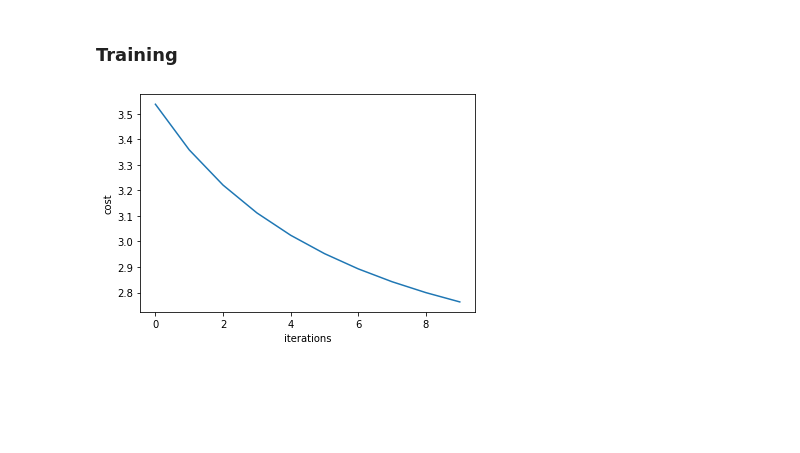
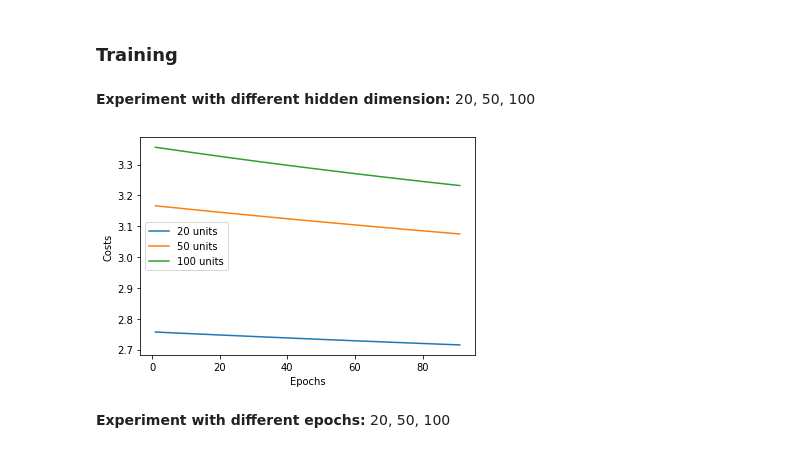
Before and after one commit to btcnhung1299/cinnamon-ai-bootcamp, a Jupyter notebook: MLP/MNIST Classification using Multi-layer Perceptron.ipynb, the cells around one changed output. Saved outputs shown, nothing was run; the diff lists cells and outputs as text; code cells hidden in the pictures; blank space fills up the shorter version.

Commit message:
Update MLP | Add experiments

```diff
--- a/MLP/MNIST Classification using Multi-layer Perceptron.ipynb
+++ b/MLP/MNIST Classification using Multi-layer Perceptron.ipynb
@@ -162,18 +162,12 @@ def backward_propagation(num_layers, y, W, A, Z):
     return dW, db
 # %% [markdown]
 ## Neural Network
-# %%
-def plot_cost_curve(costs):
-    plt.plot(costs)
-    plt.xlabel('iterations')
-    plt.ylabel('cost')
-    plt.show()
 # %% [markdown]
 ### Implementation
 # %%
 def simple_mlp(X, y, num_units,
                learning_rate=0.01, momentum_factor=0.9,
-               num_iterations=1, plot_cost=True, random_state=None):
+               num_epochs=1, return_cost=True, random_state=None):
 
     input_dim, num_classes = X.shape[1], y.shape[1]
     layer_dims = [input_dim, num_units, num_classes]
@@ -181,21 +175,21 @@ def simple_mlp(X, y, num_units,
 
     W, diff_W, b, diff_b = init_params(num_layers, layer_dims, 0.5, random_state)
     costs = []
+    epochs = []
 
-    for i in range(num_iterations):
+    for i in range(num_epochs):
         A, Z = forward_propagation(num_layers, X, W, b)
         cost = compute_cost(y, A[num_layers - 1])
         dW, db = backward_propagation(num_layers, y, W, A, Z)
         W, diff_W, b, diff_b = update_params(num_layers, learning_rate, momentum_factor,
                                              W, diff_W, dW, b, db, diff_b)
 
-        if i % 100 == 0:
+        if i % 10 == 0:
             costs.append(cost)
+            epochs.append(i + 1)
 
-    if plot_cost:
-        plot_cost_curve(costs)
-
-    return W, b
+    res = (W, b, costs, epochs) if return_cost else (W, b)
+    return res
 # %% [markdown]
 ### Experiments
 # %%
@@ -229,7 +223,27 @@ from sklearn.model_selection import train_test_split
 X_train, X_test, y_train, y_test = train_test_split(X, y, test_size=0.2, random_state=12)
 # %% [markdown]
 ### Training
-# %%
-W, b = simple_mlp(X_train, y_train, num_units=50, momentum_factor=0.0, num_iterations=1000)
-# %% [output]
-[figure, removed]
+# %% [markdown]
+<b>Experiment with different hidden dimension:</b> 20, 50, 100
+# %%
+W, b, costs_20_units, epochs = simple_mlp(X_train, y_train, num_units=20, momentum_factor=0.0, num_epochs=100)
+W, b, costs_50_units, epochs = simple_mlp(X_train, y_train, num_units=50, momentum_factor=0.0, num_epochs=100)
+W, b, costs_100_units, epochs = simple_mlp(X_train, y_train, num_units=100, momentum_factor=0.0, num_epochs=100)
+# %%
+def plot_cost_curve(costs, epochs, label, new_fig=False):
+    plt.plot(epochs, costs, label=label)
+    plt.xlabel('Epochs')
+    plt.ylabel('Costs')
+    plt.legend()
+
+    if new_fig:
+        plt.show()
+# %%
+plot_cost_curve(costs_20_units, epochs, '20 units')
+plot_cost_curve(costs_50_units, epochs, '50 units')
+plot_cost_curve(costs_100_units, epochs, '100 units')
+plt.savefig('different_hidden_units.png');
+# %% [output]
+[figure, added]
+# %% [markdown]
+<b>Experiment with different epochs:</b> 20, 50, 100
```
Also changed, not shown: parts of 9 cells of this notebook, 4 other files.
